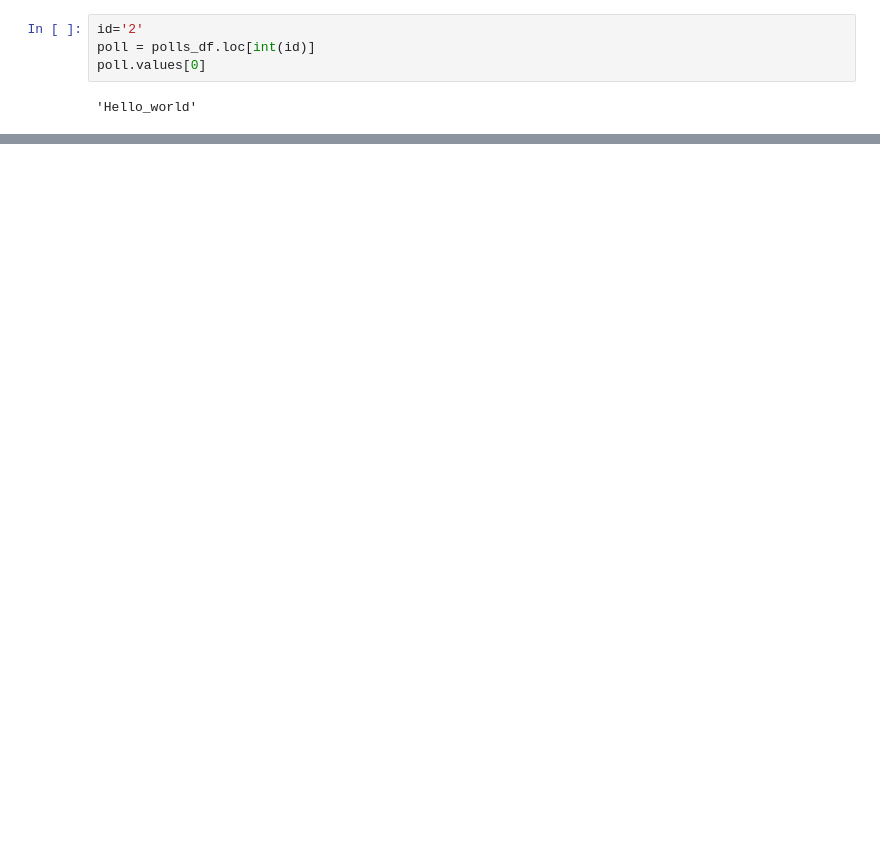
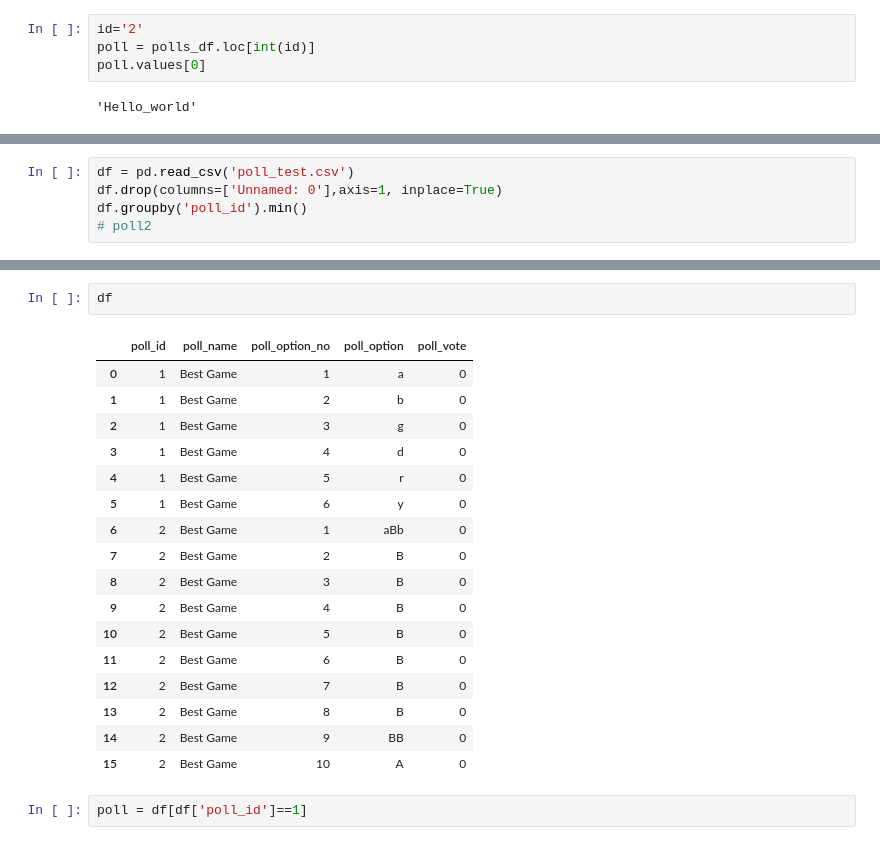
Before and after one commit to gupta-aayushkr/Polling-App, a Jupyter notebook: test.ipynb, the cells around one changed output, grey strips where cells are left out. Drawn from its saved outputs; the diff is of its cells as text; blank space fills up the shorter version.

```diff
--- a/test.ipynb
+++ b/test.ipynb
@@ -23,0 +165,5 @@ poll.values[0]
+# %%
+df = pd.read_csv('poll_test.csv')
+df.drop(columns=['Unnamed: 0'],axis=1, inplace=True)
+df.groupby('poll_id').min()
+# poll2
@@ -23,0 +213,22 @@ poll.values[0]
+# %%
+df
+# %% [output]
+|  | poll_id | poll_name | poll_option_no | poll_option | poll_vote |
+| 0 | 1 | Best Game | 1 | a | 0 |
+| 1 | 1 | Best Game | 2 | b | 0 |
+| 2 | 1 | Best Game | 3 | g | 0 |
+| 3 | 1 | Best Game | 4 | d | 0 |
+| 4 | 1 | Best Game | 5 | r | 0 |
+| 5 | 1 | Best Game | 6 | y | 0 |
+| 6 | 2 | Best Game | 1 | aBb | 0 |
+| 7 | 2 | Best Game | 2 | B | 0 |
+| 8 | 2 | Best Game | 3 | B | 0 |
+| 9 | 2 | Best Game | 4 | B | 0 |
+| 10 | 2 | Best Game | 5 | B | 0 |
+| 11 | 2 | Best Game | 6 | B | 0 |
+| 12 | 2 | Best Game | 7 | B | 0 |
+| 13 | 2 | Best Game | 8 | B | 0 |
+| 14 | 2 | Best Game | 9 | BB | 0 |
+| 15 | 2 | Best Game | 10 | A | 0 |
+# %%
+poll = df[df['poll_id']==1]
```
Also changed, not shown: parts of 39 cells of this notebook, 7 other files.
